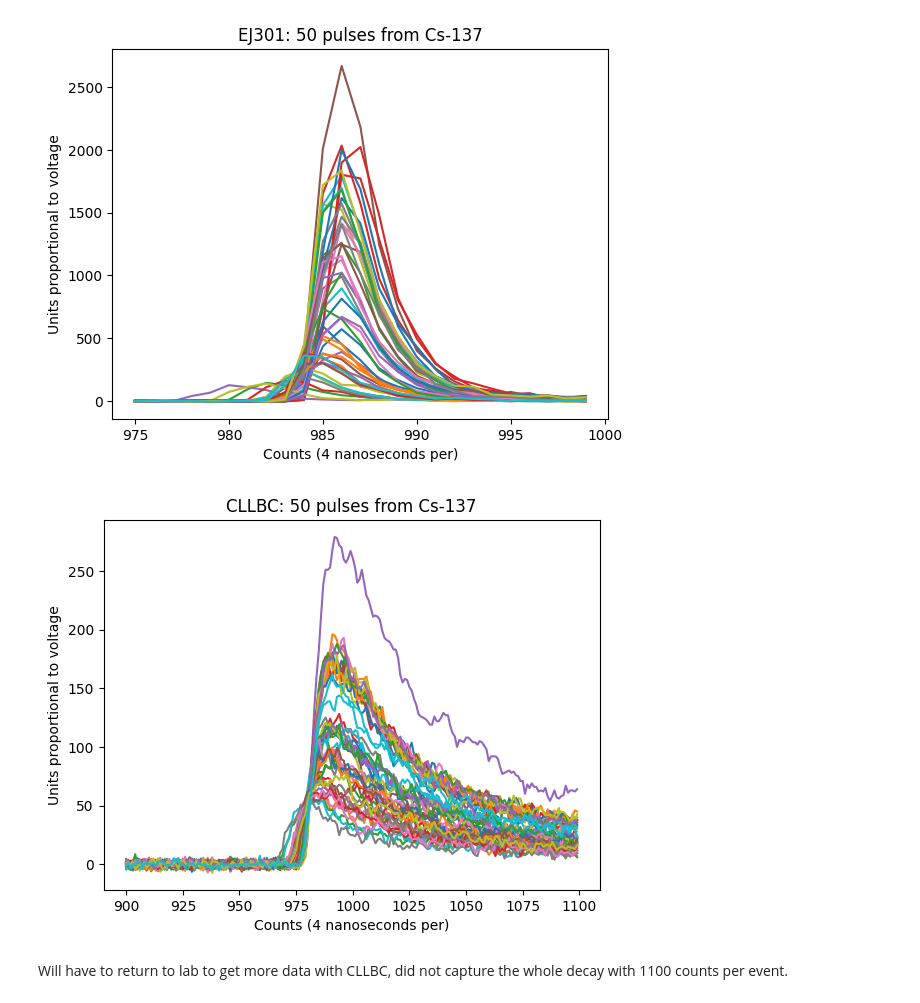
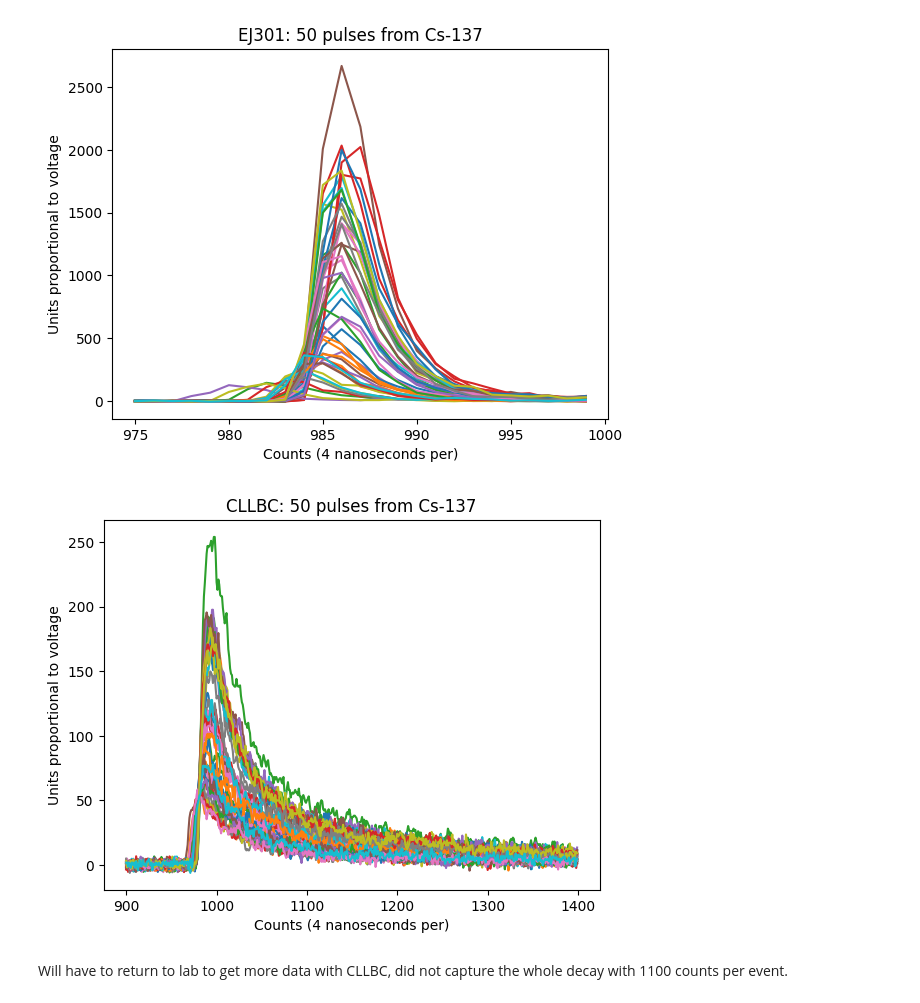
Before and after one commit to UCB-NE-204-2022/Devin_Thatcher_NE204, a Jupyter notebook: Lab2/Jupyter/NE204Lab2.ipynb, the cells around one changed output. Drawn from its saved outputs; the diff is of its cells as text; code cells hidden in the pictures.

```diff
--- a/Lab2/Jupyter/NE204Lab2.ipynb
+++ b/Lab2/Jupyter/NE204Lab2.ipynb
@@ -120,15 +137,15 @@ plt.show()
 # %% [output]
 [figure]
 # %%
-filelocation = r"C:\Users\devth\Documents\NE204Offline\Inorganic\CLLBC_Cs137_60s.h5"
+filelocation = r"C:\Users\devth\Documents\NE204Offline\Inorganic\CLLBC_Cs137_180s.h5"
 events = 50
-XRange = (900,1100)
+XRange = (900,1400)
 preTrgrDly = 1000
 ViewPulses(filelocation, events, XRange, preTrgrDly)
 plt.title('CLLBC: 50 pulses from Cs-137')
 plt.show()
 # %% [output]
-[figure, old version]
+[figure, new version]
 # %% [markdown]
 Will have to return to lab to get more data with CLLBC, did not capture the whole decay with 1100 counts per event.
 # %% [markdown]
```
Also changed, not shown: parts of 11 cells of this notebook.
